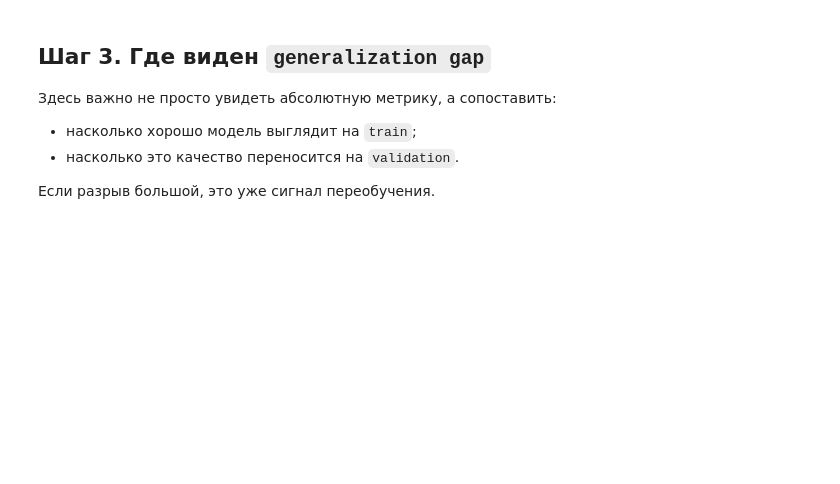
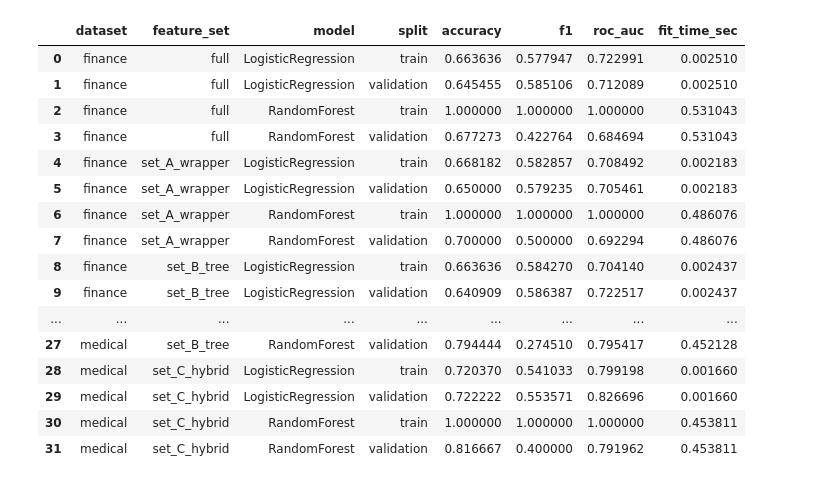
Before and after one commit to remote-worker-prof/edu-big-data-machine-models, a Jupyter notebook: 03-overfitting-validation-and-hyperparameter-tuning/solutions/01_train_validation_overfitting_solution.ipynb, the cells around one changed output. Cells and saved outputs as stored; diff of their text form; code cells hidden in the pictures; blank space fills up the shorter version.

```diff
--- a/03-overfitting-validation-and-hyperparameter-tuning/solutions/01_train_validation_overfitting_solution.ipynb
+++ b/03-overfitting-validation-and-hyperparameter-tuning/solutions/01_train_validation_overfitting_solution.ipynb
@@ -143,45 +104,66 @@ selection_summary
 # %%
 audit_rows = []
 
 for dataset_name, ctx in prepared.items():
-    for feature_set_name, matrices in ctx['matrix_cache'].items():
-        for model_name, model in lab.make_default_models().items():
+    for feature_set_name in ctx['feature_set_names']:
+        selected_features = lab.get_feature_set_features(feature_sets, dataset_name, feature_set_name)
+        selector = lab.PreprocessedFeatureSelector(selected_features=selected_features).fit(
+            ctx['x_train'], ctx['y_train']
+        )
+        x_train_sel = selector.transform(ctx['x_train'])
+        x_valid_sel = selector.transform(ctx['x_valid'])
+
+        for model_name, base_model in lab.make_default_models().items():
             _, fit_time_sec, train_metrics, valid_metrics = lab.measure_fit_and_split_metrics(
-                clone(model),
-                matrices['x_train'],
+                clone(base_model),
+                x_train_sel,
                 ctx['y_train'],
-                matrices['x_valid'],
+                x_valid_sel,
                 ctx['y_valid'],
             )
 
             for split_name, metrics in [
                 ('train', train_metrics),
                 ('validation', valid_metrics),
             ]:
                 audit_rows.append(
                     {
                         'dataset': dataset_name,
                         'feature_set': feature_set_name,
                         'model': model_name,
                         'split': split_name,
                         'accuracy': metrics['accuracy'],
                         'f1': metrics['f1'],
                         'roc_auc': metrics['roc_auc'],
                         'fit_time_sec': fit_time_sec,
                     }
                 )
 
-generalization_audit = (
-    pd.DataFrame(audit_rows)
-    .sort_values(['dataset', 'feature_set', 'model', 'split'])
-    .reset_index(drop=True)
+generalization_audit = pd.DataFrame(audit_rows)
+generalization_audit['split'] = pd.Categorical(
+    generalization_audit['split'],
+    categories=['train', 'validation'],
+    ordered=True,
 )
+generalization_audit = generalization_audit.sort_values(
+    ['dataset', 'feature_set', 'model', 'split']
+).reset_index(drop=True)
 generalization_audit
+# %% [output]
+|  | dataset | feature_set | model | split | accuracy | f1 | roc_auc | fit_time_sec |
+| 0 | finance | full | LogisticRegression | train | 0.663636 | 0.577947 | 0.722991 | 0.002510 |
+| 1 | finance | full | LogisticRegression | validation | 0.645455 | 0.585106 | 0.712089 | 0.002510 |
+| 2 | finance | full | RandomForest | train | 1.000000 | 1.000000 | 1.000000 | 0.531043 |
+| 3 | finance | full | RandomForest | validation | 0.677273 | 0.422764 | 0.684694 | 0.531043 |
+| 4 | finance | set_A_wrapper | LogisticRegression | train | 0.668182 | 0.582857 | 0.708492 | 0.002183 |
+| 5 | finance | set_A_wrapper | LogisticRegression | validation | 0.650000 | 0.579235 | 0.705461 | 0.002183 |
+| 6 | finance | set_A_wrapper | RandomForest | train | 1.000000 | 1.000000 | 1.000000 | 0.486076 |
+| 7 | finance | set_A_wrapper | RandomForest | validation | 0.700000 | 0.500000 | 0.692294 | 0.486076 |
+| 8 | finance | set_B_tree | LogisticRegression | train | 0.663636 | 0.584270 | 0.704140 | 0.002437 |
+| 9 | finance | set_B_tree | LogisticRegression | validation | 0.640909 | 0.586387 | 0.722517 | 0.002437 |
+| ... | ... | ... | ... | ... | ... | ... | ... | ... |
+| 27 | medical | set_B_tree | RandomForest | validation | 0.794444 | 0.274510 | 0.795417 | 0.452128 |
+| 28 | medical | set_C_hybrid | LogisticRegression | train | 0.720370 | 0.541033 | 0.799198 | 0.001660 |
+| 29 | medical | set_C_hybrid | LogisticRegression | validation | 0.722222 | 0.553571 | 0.826696 | 0.001660 |
+| 30 | medical | set_C_hybrid | RandomForest | train | 1.000000 | 1.000000 | 1.000000 | 0.453811 |
+| 31 | medical | set_C_hybrid | RandomForest | validation | 0.816667 | 0.400000 | 0.791962 | 0.453811 |
-# %% [markdown]
-## Шаг 3. Где виден `generalization gap`
-
-Здесь важно не просто увидеть абсолютную метрику, а сопоставить:
-- насколько хорошо модель выглядит на `train`;
-- насколько это качество переносится на `validation`.
-
-Если разрыв большой, это уже сигнал переобучения.
```
Also changed, not shown: parts of 16 cells of this notebook, 9 other files.
